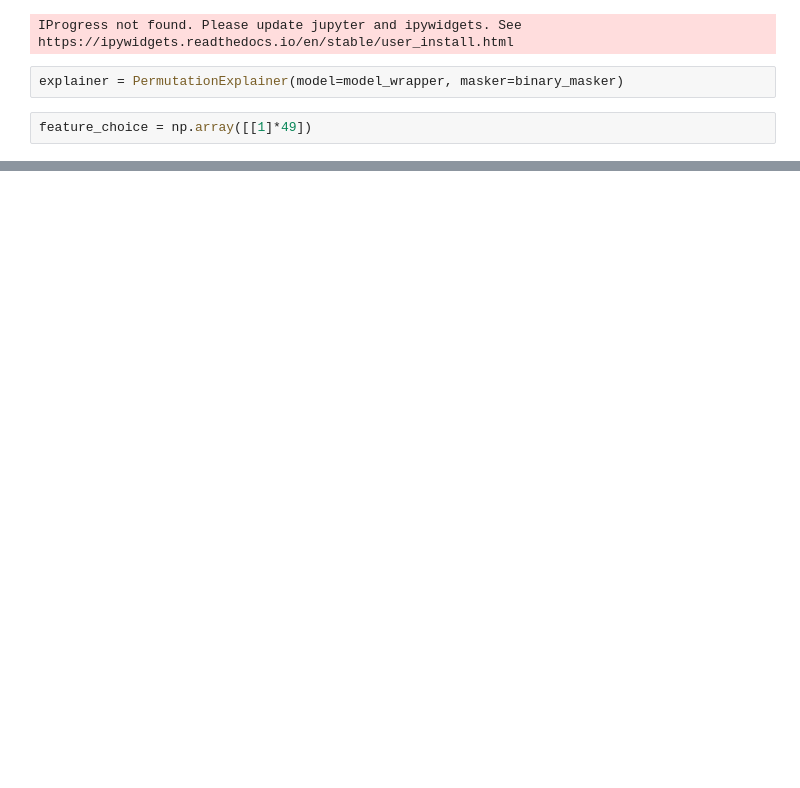
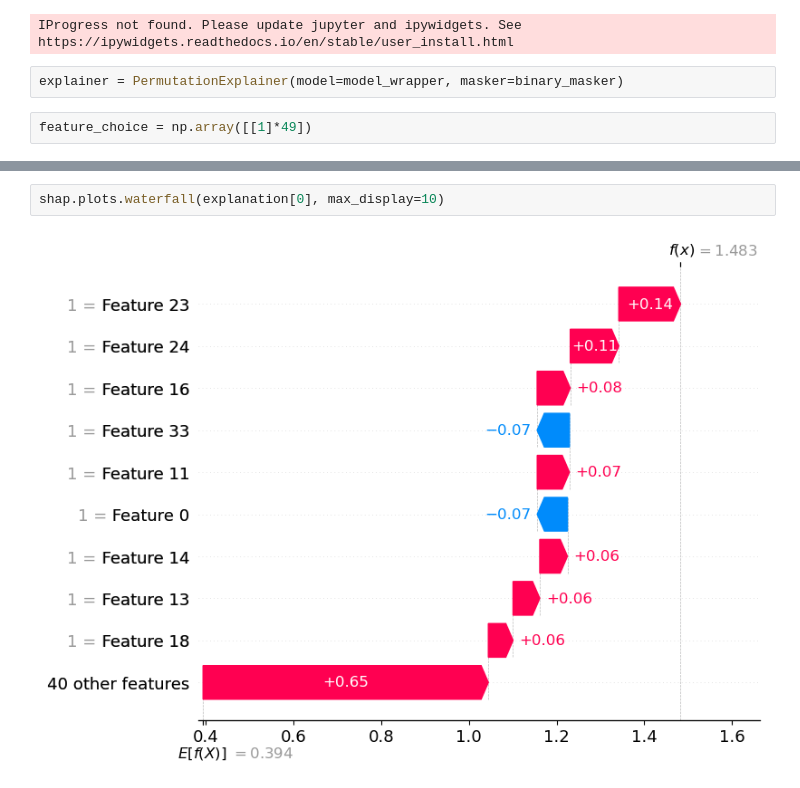
Before and after one commit to oscarwumit/chemprop, a Jupyter notebook: developing/shap_v1/data/test_shap.ipynb, the cells around one changed output, grey strips where cells are left out. Cells and saved outputs as stored; diff of their text form; blank space fills up the shorter version.

```diff
--- a/developing/shap_v1/data/test_shap.ipynb
+++ b/developing/shap_v1/data/test_shap.ipynb
@@ -188,0 +198,4 @@ array([[1, 1, 1, 1, 1, 1, 1, 1, 1, 1, 1, 1, 1, 1, 1, 1, 1, 1, 1, 1, 1, 1,
+# %%
+shap.plots.waterfall(explanation[0], max_display=10)
+# %% [output]
+[figure, added]
```
Also changed, not shown: parts of 20 cells of this notebook, 5 other files.
